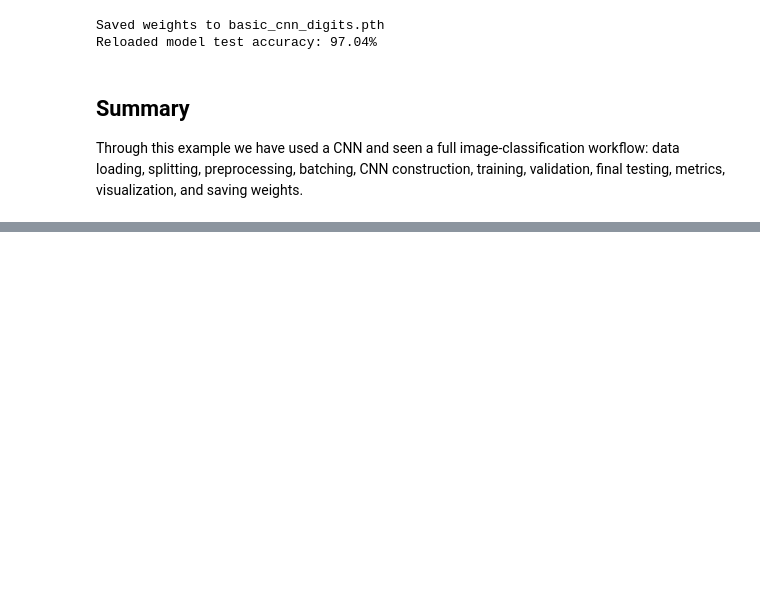
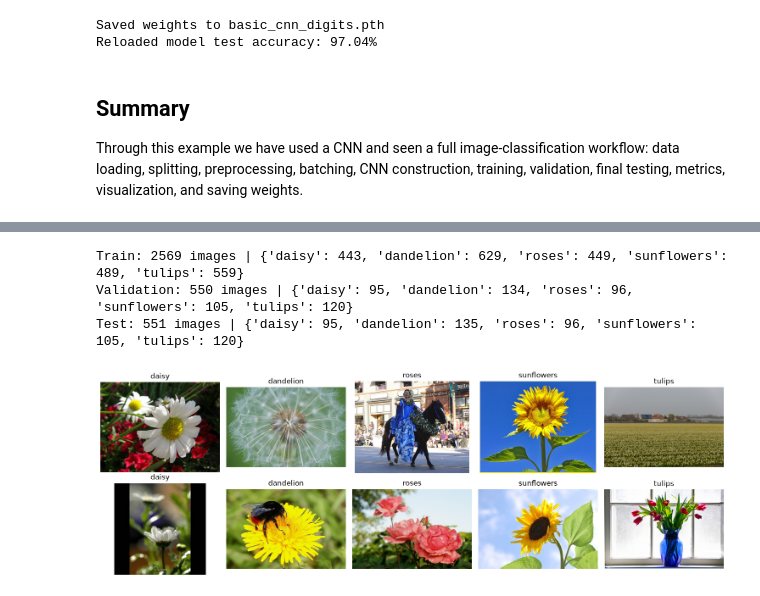
Before and after one commit to Zoe12341/deep_learning_course, a Jupyter notebook: ps_4/e89_Buck_Zoe_HW04.ipynb, the cells around one changed output, grey strips where cells are left out. Cells and saved outputs as stored; diff of their text form; code cells hidden in the pictures; blank space fills up the shorter version.

```diff
--- a/ps_4/e89_Buck_Zoe_HW04.ipynb
+++ b/ps_4/e89_Buck_Zoe_HW04.ipynb
@@ -474,0 +548,18 @@ Through this example we have used a CNN and seen a full image-classification wor
+# %%
+flower_root = DATA_DIR / 'flower_photos'
+if not flower_root.exists():
+    download_and_extract_archive(
+        'https://storage.googleapis.com/download.tensorflow.org/example_images/flower_photos.tgz',
+        download_root=str(DATA_DIR),
+    )
+catalog = datasets.ImageFolder(flower_root)
+class_names = catalog.classes
+# Each record is (path_to_image, integer_class_label).
+records = [(Path(path), label) for path, label in catalog.samples]
+labels = [label for _, label in records]
+train_records, remaining = train_test_split(
+    records, test_size=0.30, random_state=SEED, stratify=labels)
+val_records, test_records = train_test_split(
+    remaining, test_size=0.50, random_state=SEED,
+    stratify=[label for _, label in remaining])
+print('Folder-to-label mapping:', catalog.class_to_idx)
@@ -474,0 +572,28 @@ Through this example we have used a CNN and seen a full image-classification wor
+# %%
+# A path must appear in only one split: this checks for accidental overlap.
+train_paths = {path for path, _ in train_records}
+val_paths = {path for path, _ in val_records}
+test_paths = {path for path, _ in test_records}
+assert train_paths.isdisjoint(val_paths)
+assert train_paths.isdisjoint(test_paths)
+assert val_paths.isdisjoint(test_paths)
+for name, records in [('Train', train_records), ('Validation', val_records), ('Test', test_records)]:
+    counts = np.bincount([label for _, label in records], minlength=len(class_names))
+    print(f'{name}: {len(records)} images | {dict(zip(class_names, counts.tolist()))}')
+
+# Show two training examples per class, before resizing.
+fig, axes = plt.subplots(2, len(class_names), figsize=(3 * len(class_names), 5), squeeze=False)
+for label, name in enumerate(class_names):
+    examples = [path for path, target in train_records if target == label][:2]
+    for row, path in enumerate(examples):
+        with Image.open(path) as picture:
+            axes[row, label].imshow(picture.convert('RGB'))
+        axes[row, label].set_title(name)
+        axes[row, label].axis('off')
+plt.tight_layout()
+plt.show()
+# %% [output]
+Train: 2569 images | {'daisy': 443, 'dandelion': 629, 'roses': 449, 'sunflowers': 489, 'tulips': 559}
+Validation: 550 images | {'daisy': 95, 'dandelion': 134, 'roses': 96, 'sunflowers': 105, 'tulips': 120}
+Test: 551 images | {'daisy': 95, 'dandelion': 135, 'roses': 96, 'sunflowers': 105, 'tulips': 120}
+[figure, added]
```
Also changed, not shown: parts of 39 cells of this notebook, 33 other files.
